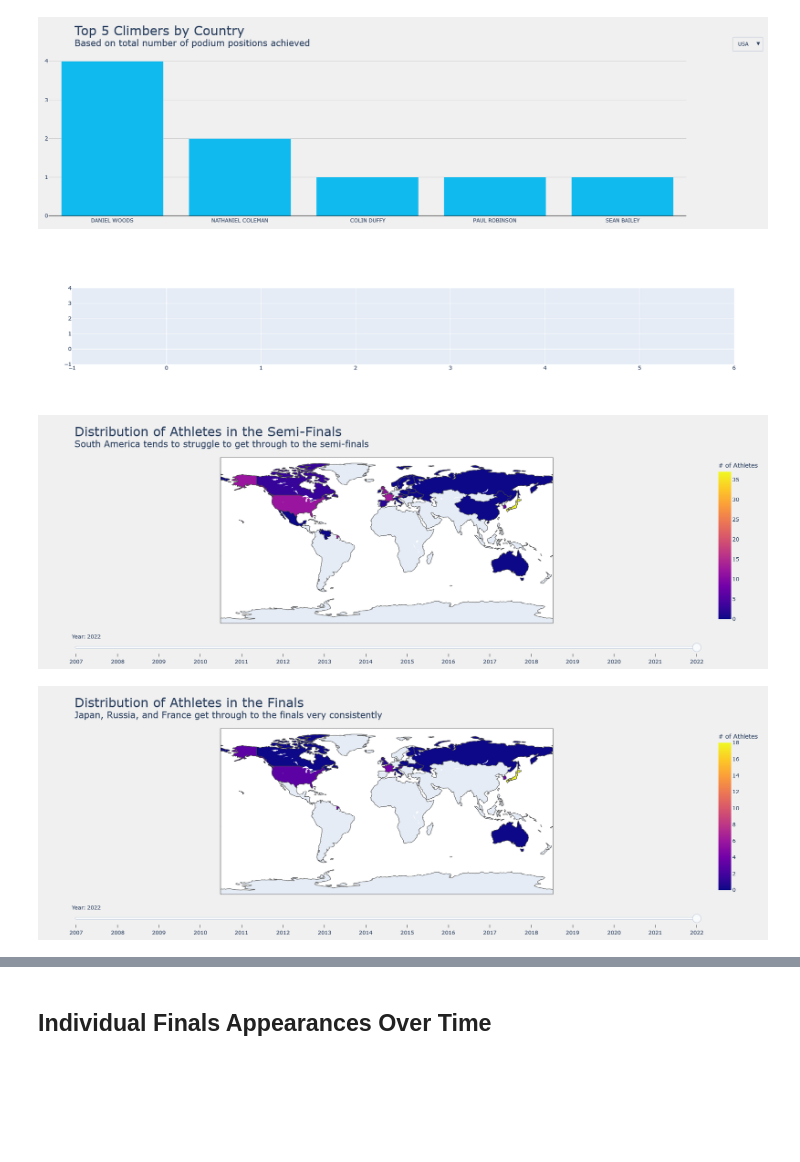
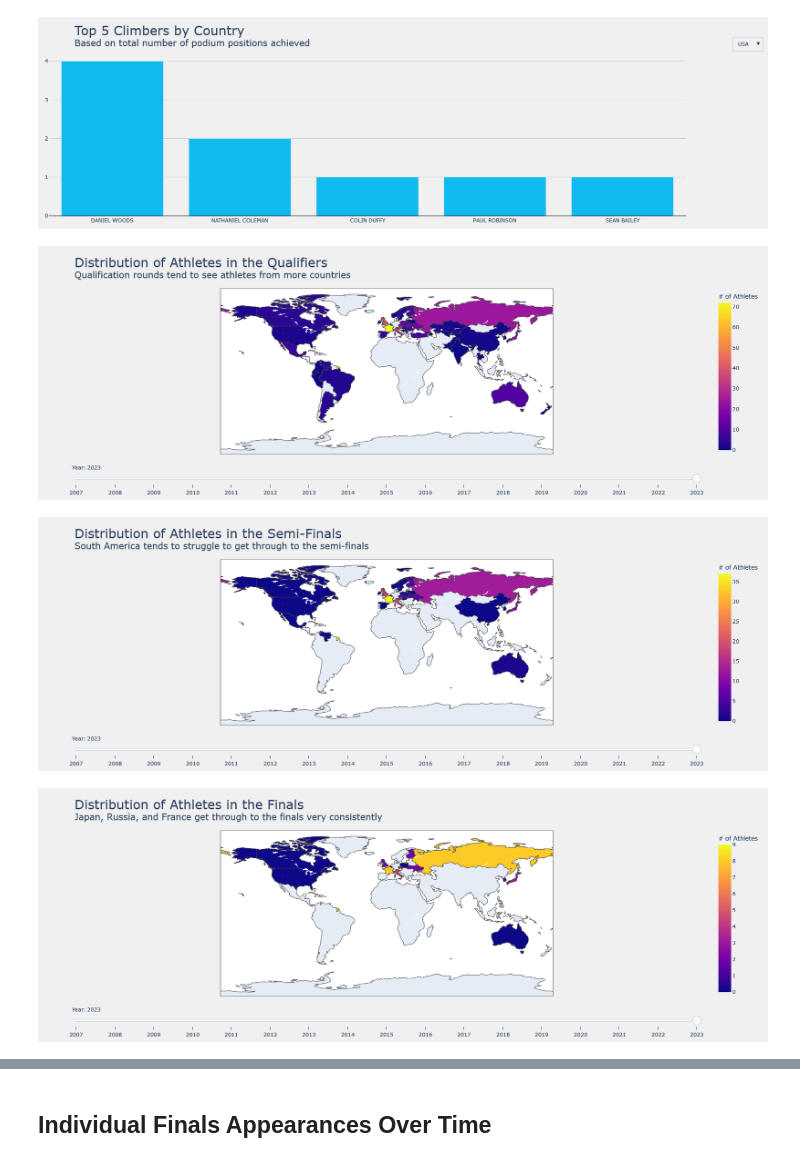
Before and after one commit to noah-kg/scraping-IFSC-website-via-selenium, a Jupyter notebook: IFSC Analysis.ipynb, the cells around one changed output, grey strips where cells are left out. Saved outputs shown, nothing was run; the diff lists cells and outputs as text; code cells hidden in the pictures; blank space fills up the shorter version.

Commit message:
scrapes 2023 now, temp. removed Height from scrape to save time - need to re-work function that combines all .csvs

```diff
--- a/IFSC Analysis.ipynb
+++ b/IFSC Analysis.ipynb
@@ -153,3 +153,6 @@ def get_bouldering_results(directory):
 # %%
 boulder_men_all_results = get_bouldering_results(BOULDER_MEN_DIR)
 boulder_men_all_results
+
+# Constant to be used in other functions
+YEARS = list(boulder_men_all_results['Year'].unique())
@@ -731,7 +719,6 @@ qual   = get_round_stats(boulder_men_all_results)
 semif  = get_round_stats(boulder_men_all_results, 1)
 final  = get_round_stats(boulder_men_all_results, 2)
 podium = get_round_stats(boulder_men_all_results, 3)
-years = [str(i) for i in range(2007, 2023)]
 
 def gen_choro(df, title, sub):
     """
@@ -741,17 +728,15 @@ def gen_choro(df, title, sub):
     df: dataframe containing relevant data
     title, sub: title & subtitle for the visualization
     """
-    fig = go.Figure()
-
     data_bal = []
-    for i in years:
+    for i in YEARS:
         data_upd = [dict(type='choropleth',
                          name=i,
                          locations=df.loc[i].index,
                          z=df.loc[i],
                          locationmode='ISO-3',
                          colorbar=dict(title='# of Athletes'),
-                         visible=True if i == years[-1] else False
+                         visible=True if i == YEARS[0] else False
                         )
                    ]
         data_bal.extend(data_upd)
@@ -759,51 +744,50 @@ def gen_choro(df, title, sub):
     # Slider creation
     steps = []
     for i in range(0, len(data_bal)):
         step = dict(method="restyle",
                     args=["visible", [False] * len(data_bal)],
-                    label=years[i])
+                    label=YEARS[i])
         step['args'][1][i] = True
         steps.append(step)
 
     # Sliders layout:
-    sliders = [dict(active=len(years) - 1,
+    sliders = [dict(active=len(YEARS) - 1,
                     currentvalue={"prefix": "Year: "},
                     pad={"t": 20},
                     steps=steps)]
 
     # Plot layout
     title = f"{title}<br><sup>{sub}"
     layout = dict(title=dict(text=title,
                              font=dict(size=30)),
                   geo=dict(scope='world',
                            projection=dict()),
                   sliders=sliders,
                   width=1000,
                   height=600,
                   plot_bgcolor='#f0f0f0',
                   paper_bgcolor='#f0f0f0')
 
-    # fig = dict(data=data_bal, layout=layout)
-    # iplot(fig)
-    fig.show()
+    fig = go.Figure(data=data_bal, layout=layout)
+    fig.show(config=config)
 
 title = "Distribution of Athletes in the Qualifiers"
 sub1 = "Qualification rounds tend to see athletes from more countries"
 gen_choro(qual, title, sub1)
 # %% [output]
-[figure, old version]
+[figure, new version]
 # %%
 title = "Distribution of Athletes in the Semi-Finals"
 sub2 = "South America tends to struggle to get through to the semi-finals"
 gen_choro(semif, title, sub2)
 # %% [output]
-[figure, old version]
+[figure, new version]
 # %%
 title = "Distribution of Athletes in the Finals"
 sub3 = "Japan, Russia, and France get through to the finals very consistently"
 gen_choro(final, title, sub3)
 # %% [output]
-[figure, old version]
+[figure, new version]
 # %%
 title = "Distribution of Athletes on the Podium "
 sub4 = "Japan is incredibly consistent - especially after 2015"
```
Also changed, not shown: parts of 17 cells of this notebook, 1 other file.
